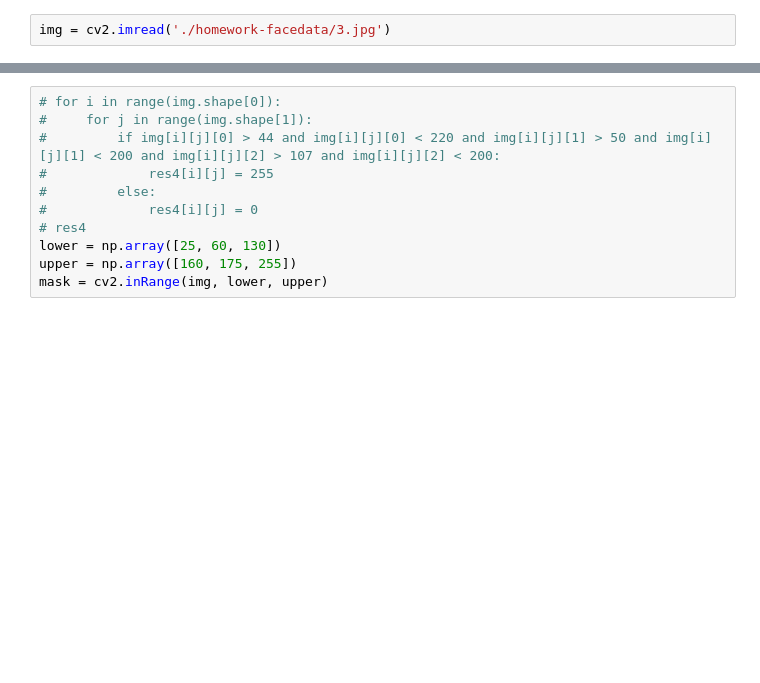
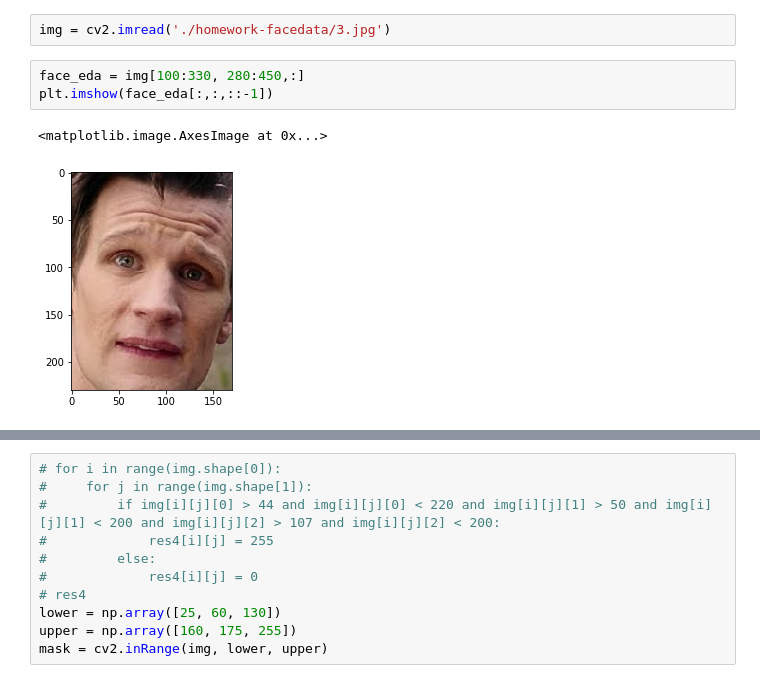
Before and after one commit to nguyennm1024/Homework_DIP, a Jupyter notebook: 03/face_seg.ipynb, the cells around one changed output, grey strips where cells are left out. Cells and saved outputs as stored; diff of their text form; blank space fills up the shorter version.

```diff
--- a/03/face_seg.ipynb
+++ b/03/face_seg.ipynb
@@ -92,3 +92,9 @@ plt.imshow(res2[:,:,::-1])
 [figure]
 # %%
 img = cv2.imread('./homework-facedata/3.jpg')
+# %%
+face_eda = img[100:330, 280:450,:]
+plt.imshow(face_eda[:,:,::-1])
+# %% [output]
+<matplotlib.image.AxesImage at 0x...>
+[figure, added]
```
Also changed, not shown: parts of 4 cells of this notebook.
